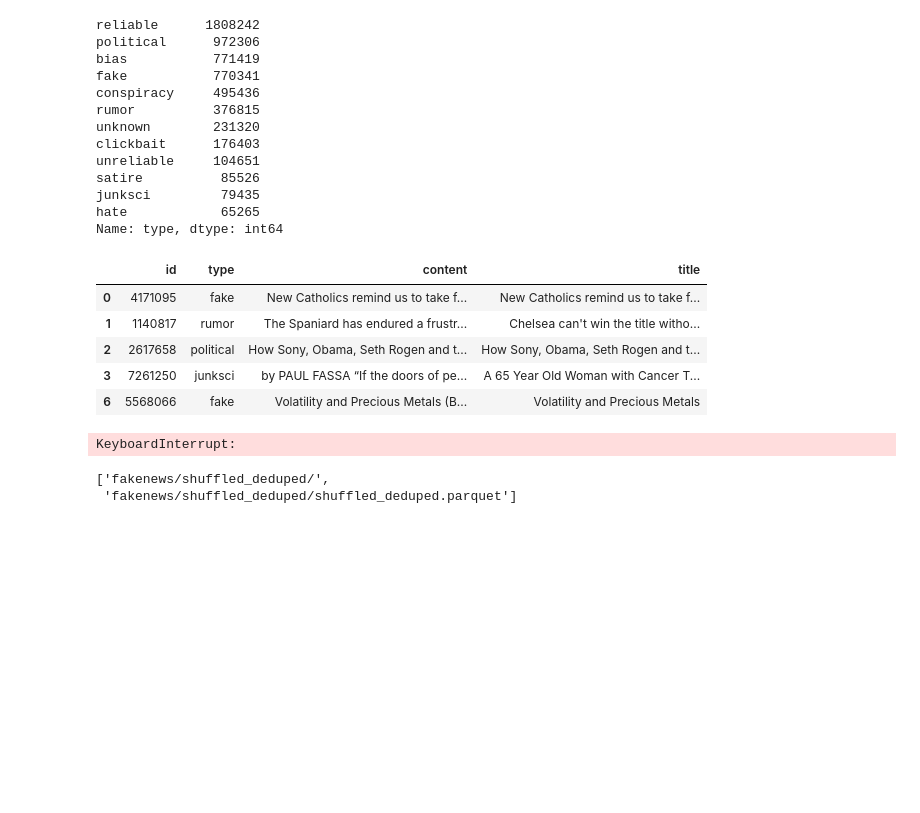
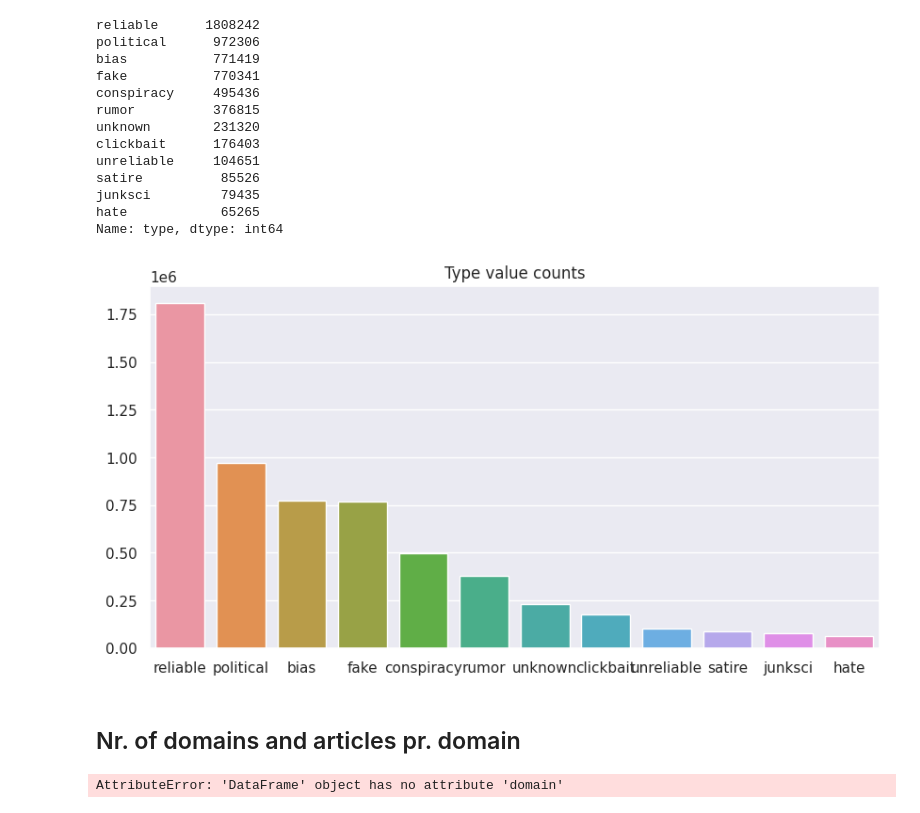
Before and after one commit to KristianDamPedersen/fakenewsproject, a Jupyter notebook: data_exploration.ipynb, the cells around one changed output. Saved outputs shown, nothing was run; the diff lists cells and outputs as text; code cells hidden in the pictures; blank space fills up the shorter version.

Commit message:
added tokeniser script & data exploration notebook

```diff
--- a/data_exploration.ipynb
+++ b/data_exploration.ipynb
@@ -41,5 +42,6 @@ df.head()
 # %%
-df.type.value_counts().compute()
+type_value_counts = df.type.value_counts().compute()
+type_value_counts
 # %% [output]
 reliable      1808242
 political      972306
@@ -54,30 +56,3 @@ satire          85526
 junksci         79435
 hate            65265
 Name: type, dtype: int64
-# %%
-# Split into train and test
-from dask_ml.model_selection import train_test_split
-df_train, df_test = train_test_split(df, test_size=0.2, random_state=42)
-df_train.head()
-# %% [output]
-|  | id | type | content | title |
-| 0 | 4171095 | fake | New Catholics remind us to take f... | New Catholics remind us to take f... |
-| 1 | 1140817 | rumor | The Spaniard has endured a frustr... | Chelsea can't win the title witho... |
-| 2 | 2617658 | political | How Sony, Obama, Seth Rogen and t... | How Sony, Obama, Seth Rogen and t... |
-| 3 | 7261250 | junksci | by PAUL FASSA “If the doors of pe... | A 65 Year Old Woman with Cancer T... |
-| 6 | 5568066 | fake | Volatility and Precious Metals (B... | Volatility and Precious Metals |
-# %%
-# Write test to s3 for later user
-df_test.to_parquet(
-    "s3://fakenews/shuffled_deduped/test.parquet",
-    storage_options={
-        'anon': False,
-        'key': 'kristian',
-        'secret': 'kristianersej',
-        'client_kwargs': {
-            'endpoint_url': 'http://172.25.133.208:9000'
-        }
-    }
-)
-# %% [output]
-KeyboardInterrupt:
@@ -96,5 +59,19 @@ fs.rm("fakenews/shuffled_deduped/test.parquet/*")
-# %%
-fs.ls("fakenews/shuffled_deduped/")
-# %% [output]
-['fakenews/shuffled_deduped/',
- 'fakenews/shuffled_deduped/shuffled_deduped.parquet']
+# %%
+# Graph
+import matplotlib.pyplot as plt
+import seaborn as sns
+sns.set()
+plt.figure(figsize=(10, 5))
+sns.barplot(x=type_value_counts.index, y=type_value_counts.values)
+plt.title('Type value counts')
+plt.show()
+# %% [output]
+[figure, added]
+# %% [markdown]
+## Nr. of domains and articles pr. domain
+# %%
+# Number of domains
+number_of_domains = df.domain.nunique().compute()
+number_of_domains
+# %% [output]
+AttributeError: 'DataFrame' object has no attribute 'domain'
```
Also changed, not shown: parts of 3 cells of this notebook, 1 other file.
